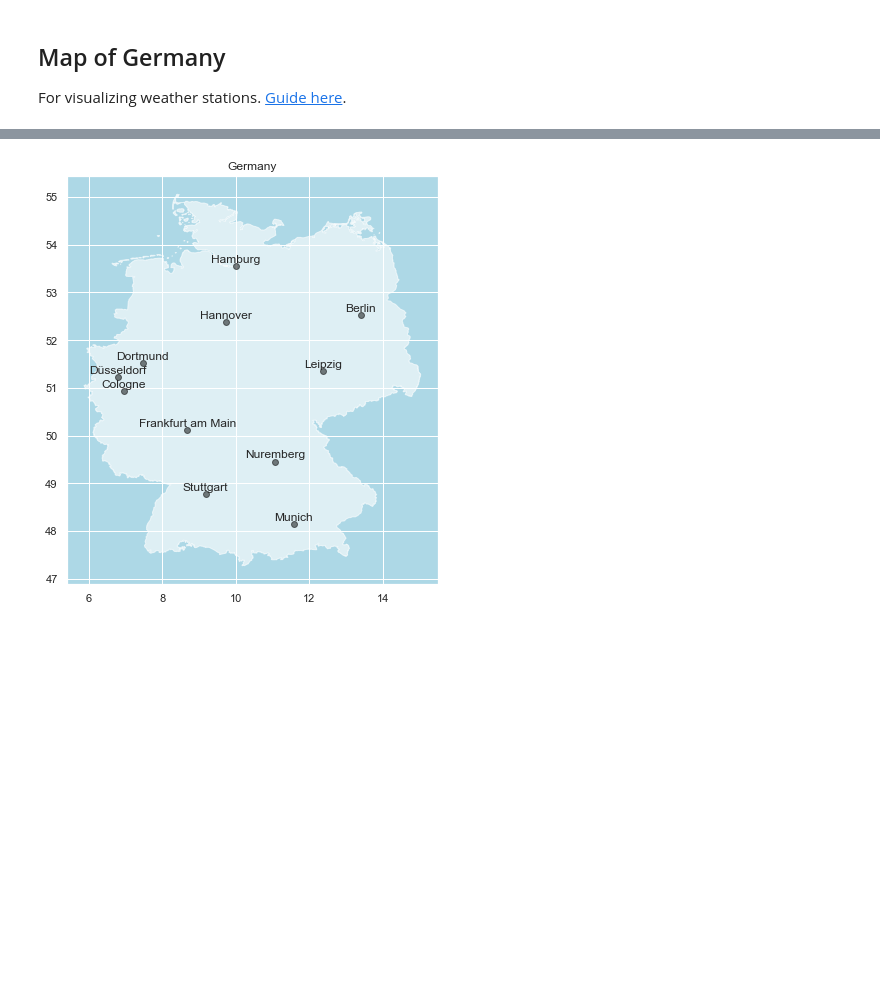
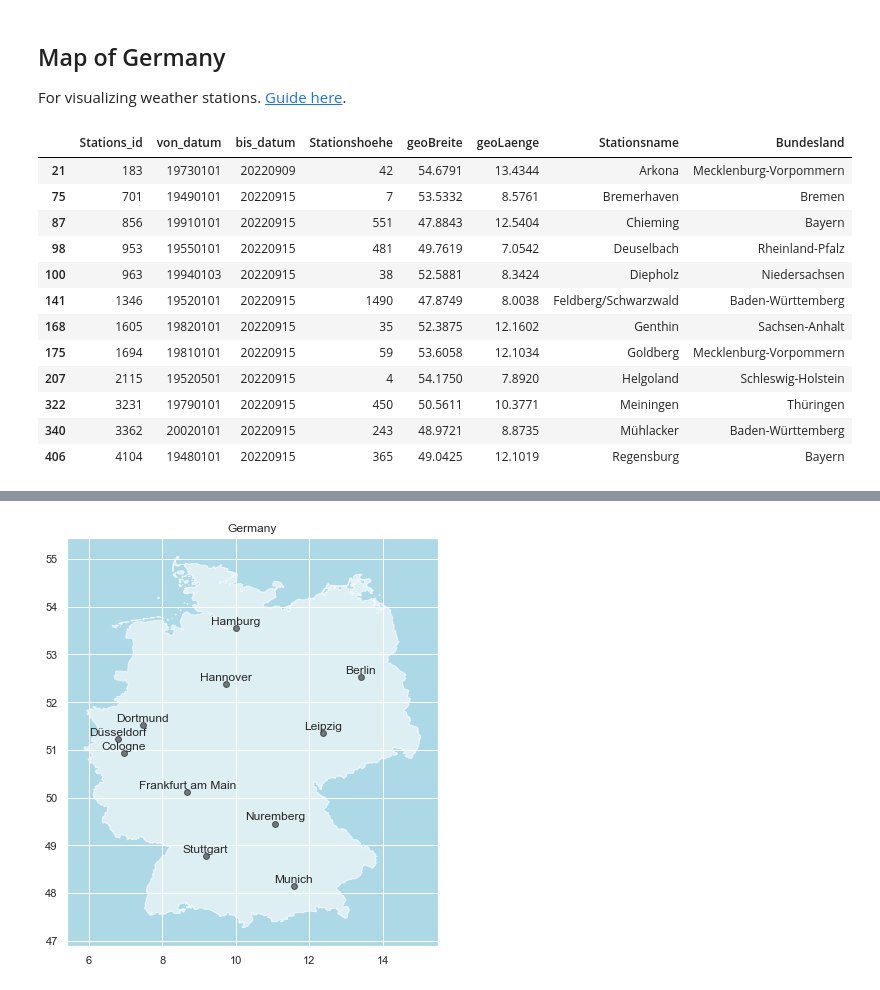
Before and after one commit to sen-leon/Electricity-Prediction, a Jupyter notebook: src/report_plots_diagrams.ipynb, the cells around one changed output, grey strips where cells are left out. Cells and saved outputs as stored; diff of their text form; code cells hidden in the pictures; blank space fills up the shorter version.

```diff
--- a/src/report_plots_diagrams.ipynb
+++ b/src/report_plots_diagrams.ipynb
@@ -70,4 +70,25 @@ For visualizing weather stations. [Guide here](https://juanitorduz.github.io/ger
 # Make sure you read postal codes as strings, otherwise
 # the postal code 01110 will be parsed as the number 1110.
 plz_shape_df = gpd.read_file('../data/gadm41_DEU_0.json', dtype={'plz': str})
+# %%
+# import weather stations
+
+df_dwd = pd.read_pickle("../data/Stations/usable_stations.pkl")
+df_dwd_select = pd.read_pickle("../data/Stations/selected_stations.pkl")
+
+df_dwd_select
+# %% [output]
+|  | Stations_id | von_datum | bis_datum | Stationshoehe | geoBreite | geoLaenge | Stationsname | Bundesland |
+| 21 | 183 | 19730101 | 20220909 | 42 | 54.6791 | 13.4344 | Arkona | Mecklenburg-Vorpommern |
+| 75 | 701 | 19490101 | 20220915 | 7 | 53.5332 | 8.5761 | Bremerhaven | Bremen |
+| 87 | 856 | 19910101 | 20220915 | 551 | 47.8843 | 12.5404 | Chieming | Bayern |
+| 98 | 953 | 19550101 | 20220915 | 481 | 49.7619 | 7.0542 | Deuselbach | Rheinland-Pfalz |
+| 100 | 963 | 19940103 | 20220915 | 38 | 52.5881 | 8.3424 | Diepholz | Niedersachsen |
+| 141 | 1346 | 19520101 | 20220915 | 1490 | 47.8749 | 8.0038 | Feldberg/Schwarzwald | Baden-Württemberg |
+| 168 | 1605 | 19820101 | 20220915 | 35 | 52.3875 | 12.1602 | Genthin | Sachsen-Anhalt |
+| 175 | 1694 | 19810101 | 20220915 | 59 | 53.6058 | 12.1034 | Goldberg | Mecklenburg-Vorpommern |
+| 207 | 2115 | 19520501 | 20220915 | 4 | 54.1750 | 7.8920 | Helgoland | Schleswig-Holstein |
+| 322 | 3231 | 19790101 | 20220915 | 450 | 50.5611 | 10.3771 | Meiningen | Thüringen |
+| 340 | 3362 | 20020101 | 20220915 | 243 | 48.9721 | 8.8735 | Mühlacker | Baden-Württemberg |
+| 406 | 4104 | 19480101 | 20220915 | 365 | 49.0425 | 12.1019 | Regensburg | Bayern |
 # %%
```
Also changed, not shown: parts of 3 cells of this notebook, 2 other files.
